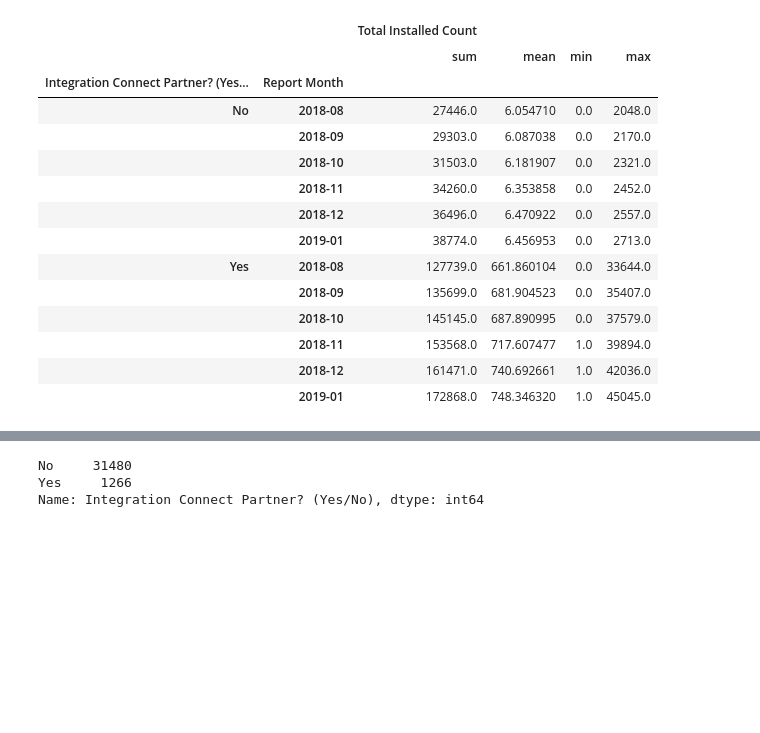
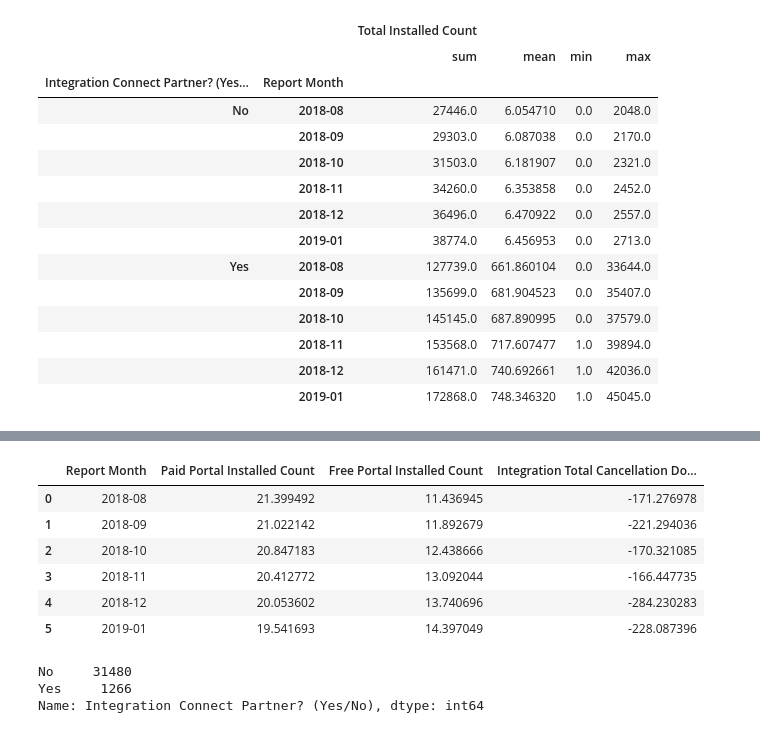
Before and after one commit to Sricha02/Study, a Jupyter notebook: Case_Study.ipynb, the cells around one changed output, grey strips where cells are left out. Saved outputs shown, nothing was run; the diff lists cells and outputs as text; code cells hidden in the pictures; blank space fills up the shorter version.

```diff
--- a/Case_Study.ipynb
+++ b/Case_Study.ipynb
@@ -120,3 +105,14 @@ ie.groupby('Integration Connect Partner? (Yes/No)')['Customer Segment'].value_co
+# %%
+ibm=ie.groupby(['Report Month'])['Paid Portal Installed Count','Free Portal Installed Count', 'Integration Total Cancellation Dollars'].mean()
+ibm.reset_index()
+# %% [output]
+|  | Report Month | Paid Portal Installed Count | Free Portal Installed Count | Integration Total Cancellation Do... |
+| 0 | 2018-08 | 21.399492 | 11.436945 | -171.276978 |
+| 1 | 2018-09 | 21.022142 | 11.892679 | -221.294036 |
+| 2 | 2018-10 | 20.847183 | 12.438666 | -170.321085 |
+| 3 | 2018-11 | 20.412772 | 13.092044 | -166.447735 |
+| 4 | 2018-12 | 20.053602 | 13.740696 | -284.230283 |
+| 5 | 2019-01 | 19.541693 | 14.397049 | -228.087396 |
 # %%
 ie['Integration Connect Partner? (Yes/No)'].value_counts()
 # %% [output]
```
Also changed, not shown: parts of 21 cells of this notebook.
